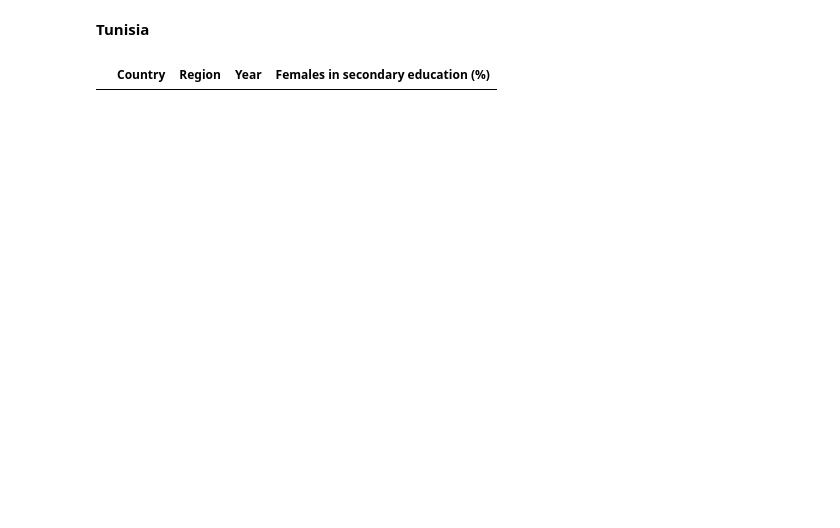
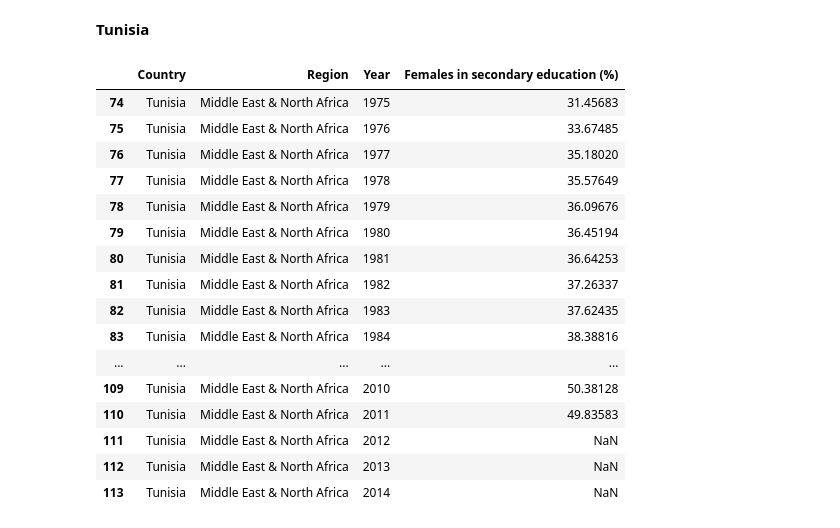
Before and after one commit to ChangHuaHua/QM2-Group-12, a Jupyter notebook: Summary_Statistics_Female_Education.ipynb, the cells around one changed output. Drawn from its saved outputs; the diff is of its cells as text; code cells hidden in the pictures; blank space fills up the shorter version.

```diff
--- a/Summary_Statistics_Female_Education.ipynb
+++ b/Summary_Statistics_Female_Education.ipynb
@@ -193,9 +193,9 @@ female_edu_africa_new.describe()
 **Niger**
 # %%
 #narrowing down to Niger
-female_edu_africa= female_edu_africa[female_edu_africa['Country'] == 'Niger']
-female_edu_niger = female_edu_africa.reset_index(drop=True)
-female_edu_niger = female_edu_niger[['Country', 'Region', 'Year', 'Females in secondary education (%)']]
-female_edu_niger
+female_edu_niger = female_edu_africa[female_edu_africa['Country'] == 'Niger']
+female_edu_niger_2 = female_edu_niger.reset_index(drop=True)
+female_edu_niger_2 = female_edu_niger[['Country', 'Region', 'Year', 'Females in secondary education (%)']]
+female_edu_niger_2
 # %% [output]
 |  | Country | Region | Year | Females in secondary education (%) |
@@ -243,12 +243,28 @@ female_edu_niger_new.describe()
 # %%
 #narrowing down to Tunisia
 
-female_edu_africa= female_edu_africa[female_edu_africa['Country'] == 'Tunisia']
-female_edu_tunisia = female_edu_africa.reset_index(drop=True)
-female_edu_tunisia = female_edu_tunisia[['Country', 'Region', 'Year', 'Females in secondary education (%)']]
-female_edu_tunisia
+female_edu_tunisia= female_edu_africa[small_female_edu_africa['Country'] == 'Tunisia']
+female_edu_tunisia_2 = female_edu_tunisia.reset_index(drop=True)
+female_edu_tunisia_2 = female_edu_tunisia[['Country', 'Region', 'Year', 'Females in secondary education (%)']]
+female_edu_tunisia_2
 # %% [output]
 |  | Country | Region | Year | Females in secondary education (%) |
+| 74 | Tunisia | Middle East & North Africa | 1975 | 31.45683 |
+| 75 | Tunisia | Middle East & North Africa | 1976 | 33.67485 |
+| 76 | Tunisia | Middle East & North Africa | 1977 | 35.18020 |
+| 77 | Tunisia | Middle East & North Africa | 1978 | 35.57649 |
+| 78 | Tunisia | Middle East & North Africa | 1979 | 36.09676 |
+| 79 | Tunisia | Middle East & North Africa | 1980 | 36.45194 |
+| 80 | Tunisia | Middle East & North Africa | 1981 | 36.64253 |
+| 81 | Tunisia | Middle East & North Africa | 1982 | 37.26337 |
+| 82 | Tunisia | Middle East & North Africa | 1983 | 37.62435 |
+| 83 | Tunisia | Middle East & North Africa | 1984 | 38.38816 |
+| ... | ... | ... | ... | ... |
+| 109 | Tunisia | Middle East & North Africa | 2010 | 50.38128 |
+| 110 | Tunisia | Middle East & North Africa | 2011 | 49.83583 |
+| 111 | Tunisia | Middle East & North Africa | 2012 | NaN |
+| 112 | Tunisia | Middle East & North Africa | 2013 | NaN |
+| 113 | Tunisia | Middle East & North Africa | 2014 | NaN |
 # %%
 #pivoting the dataframe
 
```
Also changed, not shown: parts of 9 cells of this notebook.
